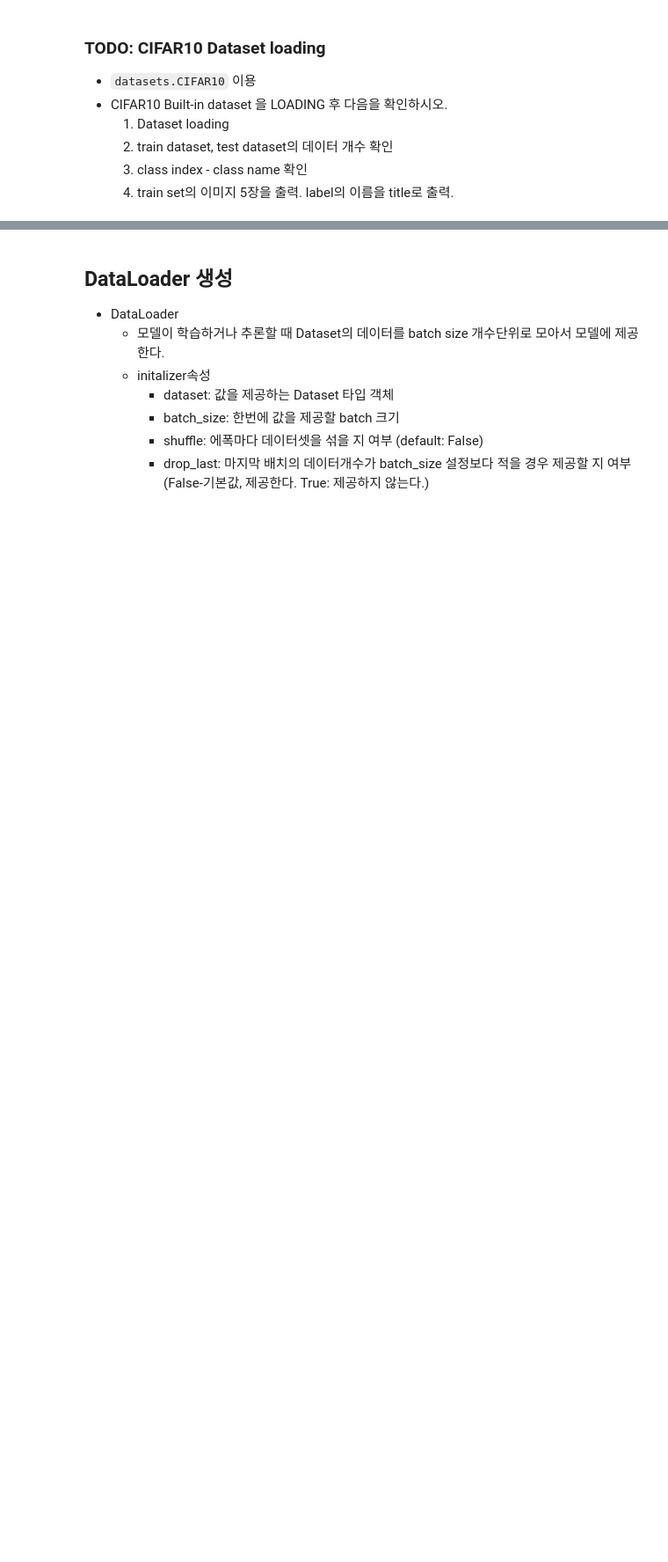
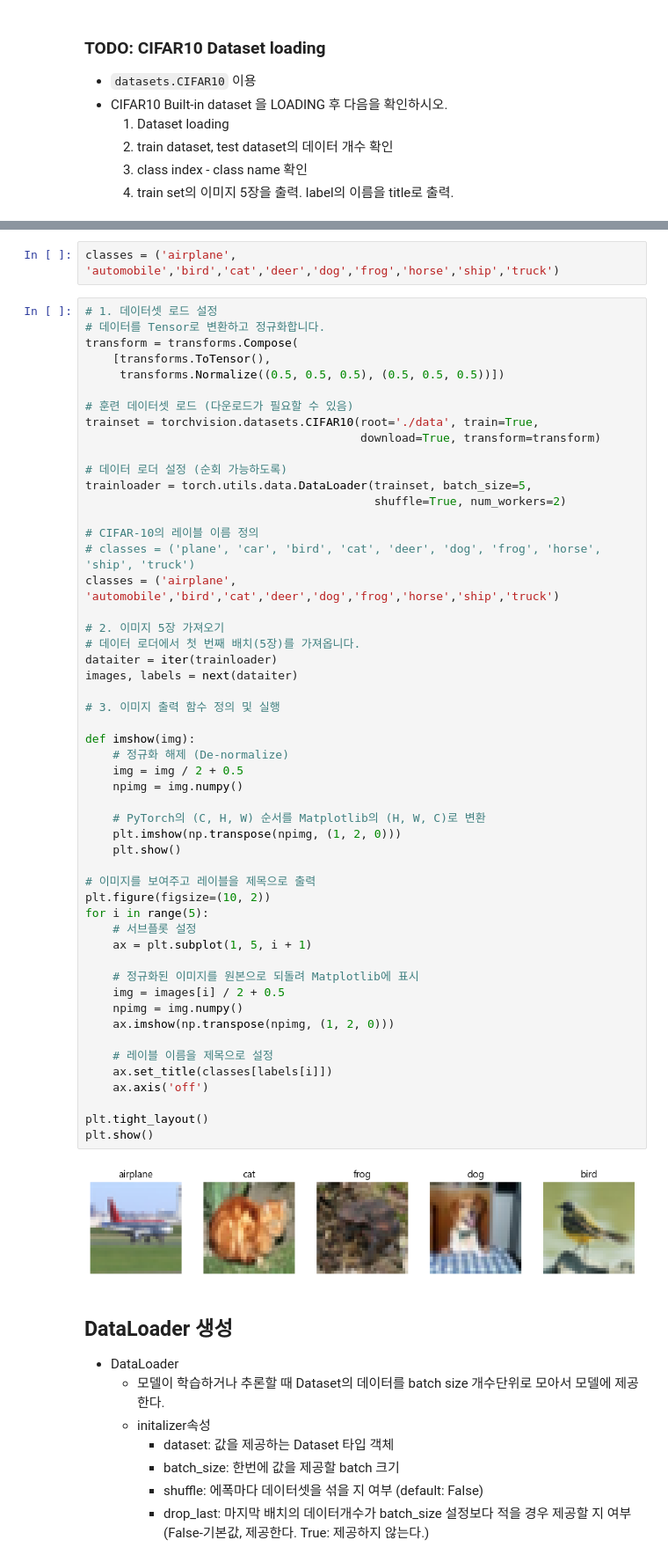
Before and after one commit to shinbat/skn21, a Jupyter notebook: 07_deeplearning_pytorch/06_Dataset과 DataLoader.ipynb, the cells around one changed output, grey strips where cells are left out. Shown at 88% size. Saved outputs shown, nothing was run; the diff lists cells and outputs as text; blank space fills up the shorter version.

```diff
--- a/07_deeplearning_pytorch/06_Dataset과 DataLoader.ipynb
+++ b/07_deeplearning_pytorch/06_Dataset과 DataLoader.ipynb
@@ -127,3 +339,59 @@ mnist_trainset3
+# %%
+classes = ('airplane', 'automobile','bird','cat','deer','dog','frog','horse','ship','truck')
+# %%
+# 1. 데이터셋 로드 설정
+# 데이터를 Tensor로 변환하고 정규화합니다.
+transform = transforms.Compose(
+    [transforms.ToTensor(),
+     transforms.Normalize((0.5, 0.5, 0.5), (0.5, 0.5, 0.5))])
+
+# 훈련 데이터셋 로드 (다운로드가 필요할 수 있음)
+trainset = torchvision.datasets.CIFAR10(root='./data', train=True,
+                                        download=True, transform=transform)
+
+# 데이터 로더 설정 (순회 가능하도록)
+trainloader = torch.utils.data.DataLoader(trainset, batch_size=5,
+                                          shuffle=True, num_workers=2)
+
+# CIFAR-10의 레이블 이름 정의
+# classes = ('plane', 'car', 'bird', 'cat', 'deer', 'dog', 'frog', 'horse', 'ship', 'truck')
+classes = ('airplane', 'automobile','bird','cat','deer','dog','frog','horse','ship','truck')
+
+# 2. 이미지 5장 가져오기
+# 데이터 로더에서 첫 번째 배치(5장)를 가져옵니다.
+dataiter = iter(trainloader)
+images, labels = next(dataiter)
+
+# 3. 이미지 출력 함수 정의 및 실행
+
+def imshow(img):
+    # 정규화 해제 (De-normalize)
+    img = img / 2 + 0.5
+    npimg = img.numpy()
+
+    # PyTorch의 (C, H, W) 순서를 Matplotlib의 (H, W, C)로 변환
+    plt.imshow(np.transpose(npimg, (1, 2, 0)))
+    plt.show()
+
+# 이미지를 보여주고 레이블을 제목으로 출력
+plt.figure(figsize=(10, 2))
+for i in range(5):
+    # 서브플롯 설정
+    ax = plt.subplot(1, 5, i + 1)
+
+    # 정규화된 이미지를 원본으로 되돌려 Matplotlib에 표시
+    img = images[i] / 2 + 0.5
+    npimg = img.numpy()
+    ax.imshow(np.transpose(npimg, (1, 2, 0)))
+
+    # 레이블 이름을 제목으로 설정
+    ax.set_title(classes[labels[i]])
+    ax.axis('off')
+
+plt.tight_layout()
+plt.show()
+# %% [output]
+[figure, added]
 # %% [markdown]
 ## DataLoader 생성
 
```
Also changed, not shown: parts of 69 cells of this notebook, 3 other files.
